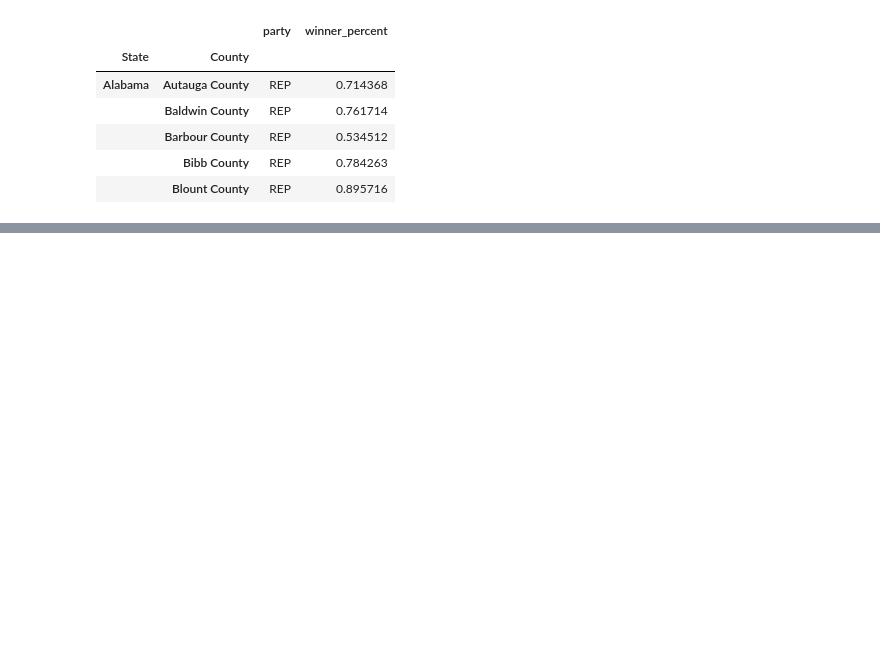
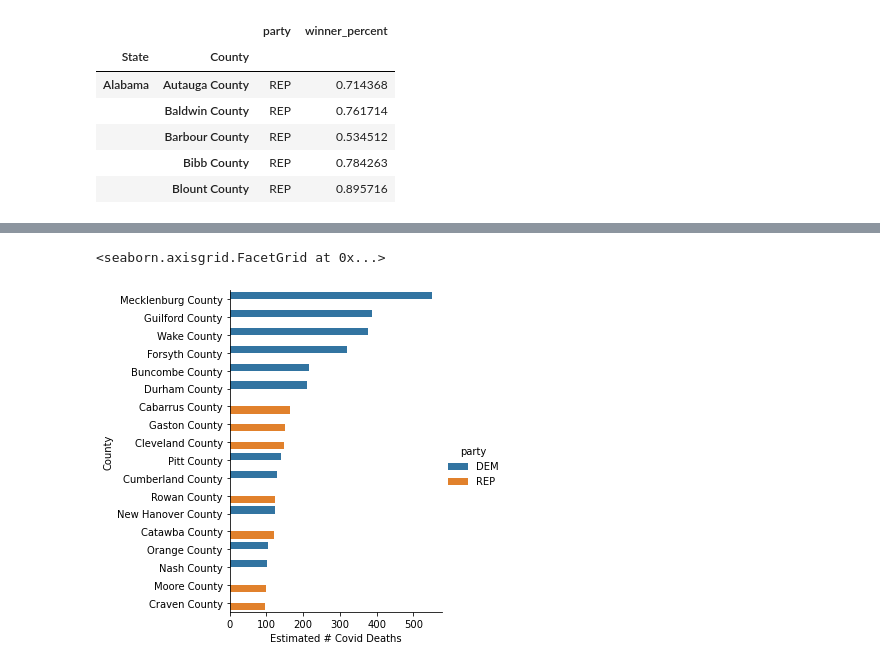
Before and after one commit to lauracharlotteli/cs216project, a Jupyter notebook: 216_project.ipynb, the cells around one changed output, grey strips where cells are left out. Saved outputs shown, nothing was run; the diff lists cells and outputs as text; code cells hidden in the pictures; blank space fills up the shorter version.

```diff
--- a/216_project.ipynb
+++ b/216_project.ipynb
@@ -323,0 +346,9 @@ covid_party.head()
+# %%
+cp_total_deaths_nc = cp_nc.groupby('County')['Estimated # Covid Deaths'].sum().reset_index()
+cp_nc_party = cp_nc[['County', 'party']].drop_duplicates()
+cp_total_deaths_nc = pd.merge(cp_total_deaths_nc, cp_nc_party)
+cp_total_deaths_nc = cp_total_deaths_nc.sort_values(by="Estimated # Covid Deaths", ascending=False)
+sns.catplot(data=cp_total_deaths_nc, y="County", x="Estimated # Covid Deaths", kind="bar", hue="party")
+# %% [output]
+<seaborn.axisgrid.FacetGrid at 0x...>
+[figure, added]
```
Also changed, not shown: parts of 7 cells of this notebook.
